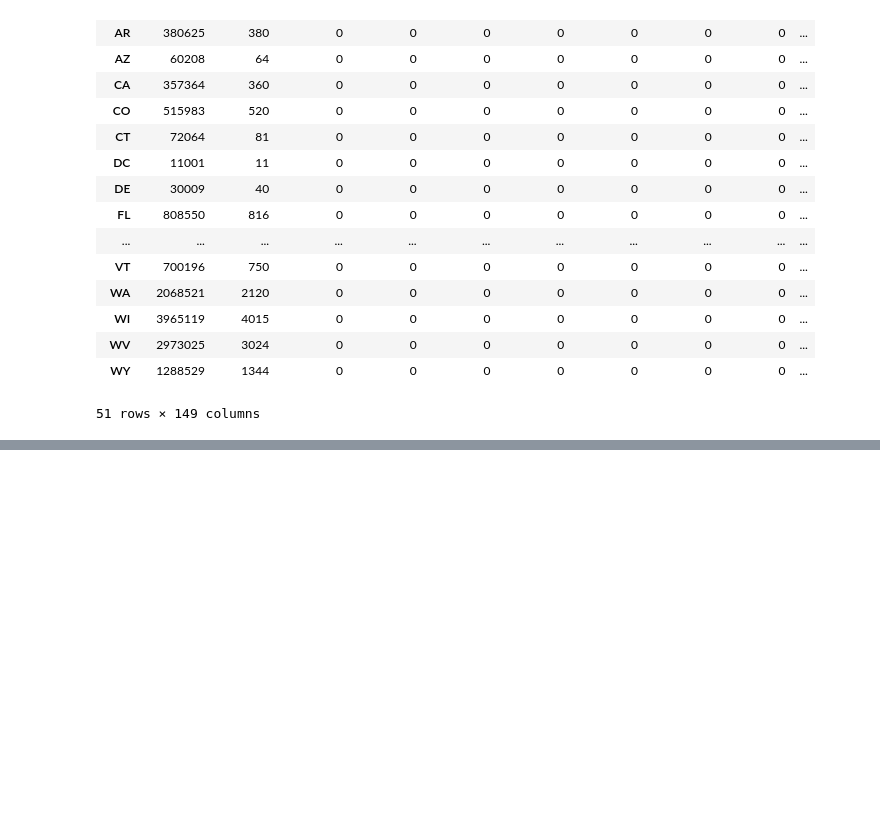
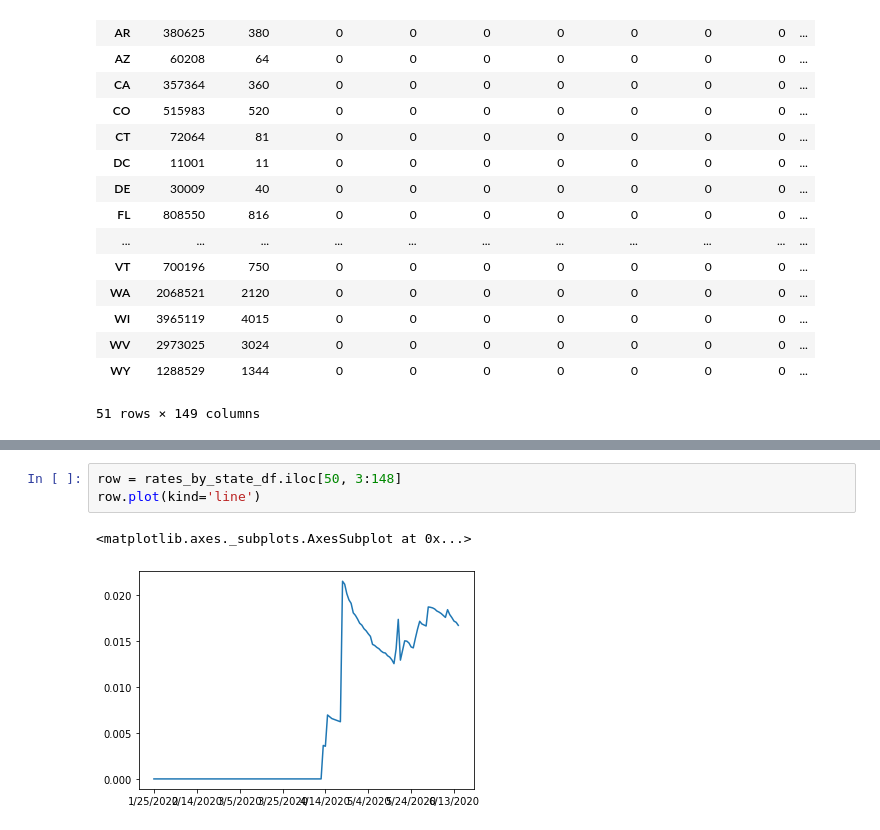
Before and after one commit to lewisaaronpaul/Project01_COVID-19_Analysis_TeamCool, a Jupyter notebook: initial_analysis.ipynb, the cells around one changed output, grey strips where cells are left out. Drawn from its saved outputs; the diff is of its cells as text; blank space fills up the shorter version.

```diff
--- a/initial_analysis.ipynb
+++ b/initial_analysis.ipynb
@@ -199,0 +240,6 @@ rates_by_state_df
+# %%
+row = rates_by_state_df.iloc[50, 3:148]
+row.plot(kind='line')
+# %% [output]
+<matplotlib.axes._subplots.AxesSubplot at 0x...>
+[figure, added]
```
Also changed, not shown: parts of 16 cells of this notebook, 4 other files.
